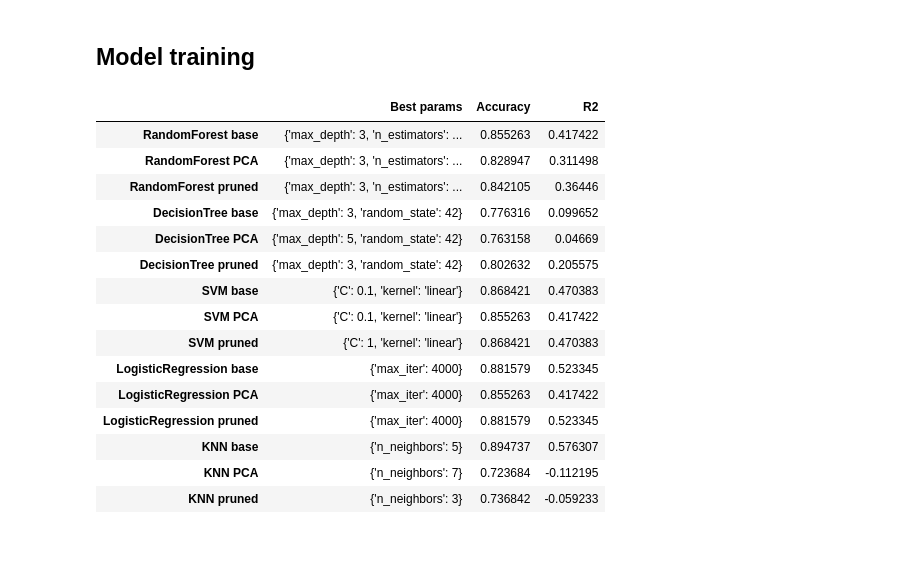
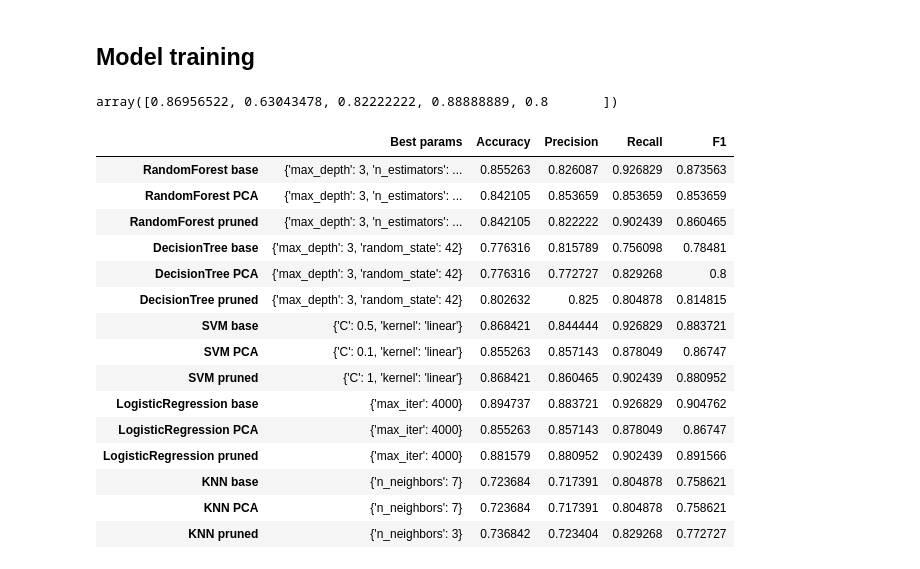
Before and after one commit to Omar-Mhd-Fadi-Zaraa/HeartDisease-Titanic-ML-Project, a Jupyter notebook: heartdisease.ipynb, the cells around one changed output. Saved outputs shown, nothing was run; the diff lists cells and outputs as text; code cells hidden in the pictures.

```diff
--- a/heartdisease.ipynb
+++ b/heartdisease.ipynb
@@ -122,5 +120,12 @@ xPrunedTrain, xPrunedTest = train_test_split(xPruned, random_state=42)
 # %% [markdown]
 ## Model training
+# %%
+from sklearn.model_selection import cross_val_score,StratifiedKFold,KFold
+
+kf = KFold(n_splits=5,random_state=42,shuffle=True)
+cross_val_score(rf,xTrain,yTrain,cv=kf,scoring='accuracy')
+# %% [output]
+array([0.86956522, 0.63043478, 0.82222222, 0.88888889, 0.8       ])
 # %%
 xPcaTrain, xPcaTest = train_test_split(X_pca, random_state=42)
 # %%
@@ -129,8 +134,7 @@ from sklearn.linear_model import LogisticRegression
 from sklearn.neighbors import KNeighborsClassifier
 from sklearn.tree import DecisionTreeClassifier
 from sklearn.model_selection import GridSearchCV
-from sklearn.metrics import accuracy_score, r2_score
-
+from sklearn.metrics import accuracy_score, precision_score, recall_score, f1_score
 
 models = {
     "RandomForest": RandomForestClassifier(),
@@ -161,17 +165,21 @@ for model in graph_params.keys():
         cv=5,
         n_jobs=-1,
         error_score="raise",
-        scoring="r2",
+        scoring="accuracy",
     )
     gridBase.fit(xTrain, yTrain)
     bestModel = gridBase.best_estimator_
     yPred = bestModel.predict(xTest)
     acc = accuracy_score(yTest, yPred)
-    r2 = r2_score(yTest, yPred)
+    prec = precision_score(yTest, yPred)
+    rec = recall_score(yTest, yPred)
+    f1 = f1_score(yTest, yPred)
     grid_res[f"{model} base"] = {
         "Best params": gridBase.best_params_,
         "Accuracy": acc,
-        "R2": r2,
+        "Precision": prec,
+        "Recall": rec,
+        "F1": f1,
     }
 
     # Training on PCA data
@@ -181,54 +189,62 @@ for model in graph_params.keys():
         cv=5,
         n_jobs=-1,
         error_score="raise",
-        scoring="r2",
+        scoring="accuracy",
     )
     gridPCA.fit(xPcaTrain, yTrain)
     bestModel = gridPCA.best_estimator_
     yPred = bestModel.predict(xPcaTest)
     acc = accuracy_score(yTest, yPred)
-    r2 = r2_score(yTest, yPred)
+    prec = precision_score(yTest, yPred)
+    rec = recall_score(yTest, yPred)
+    f1 = f1_score(yTest, yPred)
     grid_res[f"{model} PCA"] = {
         "Best params": gridPCA.best_params_,
         "Accuracy": acc,
-        "R2": r2,
+        "Precision": prec,
+        "Recall": rec,
+        "F1": f1,
     }
 
     # Training on pruned dataset
     gridPruned = GridSearchCV(
         estimator=models[model],
         param_grid=graph_params[model],
         cv=5,
         n_jobs=-1,
         error_score="raise",
-        scoring="r2",
+        scoring="accuracy",
     )
     gridPruned.fit(xPrunedTrain, yTrain)
     bestModel = gridPruned.best_estimator_
     yPred = bestModel.predict(xPrunedTest)
     acc = accuracy_score(yTest, yPred)
-    r2 = r2_score(yTest, yPred)
+    prec = precision_score(yTest, yPred)
+    rec = recall_score(yTest, yPred)
+    f1 = f1_score(yTest, yPred)
     grid_res[f"{model} pruned"] = {
         "Best params": gridPruned.best_params_,
         "Accuracy": acc,
-        "R2": r2,
+        "Precision": prec,
+        "Recall": rec,
+        "F1": f1,
     }
 
 pd.DataFrame(grid_res).T
 # %% [output]
-|  | Best params | Accuracy | R2 |
-| RandomForest base | {'max_depth': 3, 'n_estimators': ... | 0.855263 | 0.417422 |
-| RandomForest PCA | {'max_depth': 3, 'n_estimators': ... | 0.828947 | 0.311498 |
-| RandomForest pruned | {'max_depth': 3, 'n_estimators': ... | 0.842105 | 0.36446 |
-| DecisionTree base | {'max_depth': 3, 'random_state': 42} | 0.776316 | 0.099652 |
-| DecisionTree PCA | {'max_depth': 5, 'random_state': 42} | 0.763158 | 0.04669 |
-| DecisionTree pruned | {'max_depth': 3, 'random_state': 42} | 0.802632 | 0.205575 |
-| SVM base | {'C': 0.1, 'kernel': 'linear'} | 0.868421 | 0.470383 |
-| SVM PCA | {'C': 0.1, 'kernel': 'linear'} | 0.855263 | 0.417422 |
-| SVM pruned | {'C': 1, 'kernel': 'linear'} | 0.868421 | 0.470383 |
-| LogisticRegression base | {'max_iter': 4000} | 0.881579 | 0.523345 |
-| LogisticRegression PCA | {'max_iter': 4000} | 0.855263 | 0.417422 |
-| LogisticRegression pruned | {'max_iter': 4000} | 0.881579 | 0.523345 |
-| KNN base | {'n_neighbors': 5} | 0.894737 | 0.576307 |
-| KNN PCA | {'n_neighbors': 7} | 0.723684 | -0.112195 |
-| KNN pruned | {'n_neighbors': 3} | 0.736842 | -0.059233 |
+|  | Best params | Accuracy | Precision | Recall | F1 |
+| RandomForest base | {'max_depth': 3, 'n_estimators': ... | 0.855263 | 0.826087 | 0.926829 | 0.873563 |
+| RandomForest PCA | {'max_depth': 3, 'n_estimators': ... | 0.842105 | 0.853659 | 0.853659 | 0.853659 |
+| RandomForest pruned | {'max_depth': 3, 'n_estimators': ... | 0.842105 | 0.822222 | 0.902439 | 0.860465 |
+| DecisionTree base | {'max_depth': 3, 'random_state': 42} | 0.776316 | 0.815789 | 0.756098 | 0.78481 |
+| DecisionTree PCA | {'max_depth': 3, 'random_state': 42} | 0.776316 | 0.772727 | 0.829268 | 0.8 |
+| DecisionTree pruned | {'max_depth': 3, 'random_state': 42} | 0.802632 | 0.825 | 0.804878 | 0.814815 |
+| SVM base | {'C': 0.5, 'kernel': 'linear'} | 0.868421 | 0.844444 | 0.926829 | 0.883721 |
+| SVM PCA | {'C': 0.1, 'kernel': 'linear'} | 0.855263 | 0.857143 | 0.878049 | 0.86747 |
+| SVM pruned | {'C': 1, 'kernel': 'linear'} | 0.868421 | 0.860465 | 0.902439 | 0.880952 |
+| LogisticRegression base | {'max_iter': 4000} | 0.894737 | 0.883721 | 0.926829 | 0.904762 |
+| LogisticRegression PCA | {'max_iter': 4000} | 0.855263 | 0.857143 | 0.878049 | 0.86747 |
+| LogisticRegression pruned | {'max_iter': 4000} | 0.881579 | 0.880952 | 0.902439 | 0.891566 |
+| KNN base | {'n_neighbors': 7} | 0.723684 | 0.717391 | 0.804878 | 0.758621 |
+| KNN PCA | {'n_neighbors': 7} | 0.723684 | 0.717391 | 0.804878 | 0.758621 |
+| KNN pruned | {'n_neighbors': 3} | 0.736842 | 0.723404 | 0.829268 | 0.772727 |
```
Also changed, not shown: parts of 2 cells of this notebook, 1 other file.
